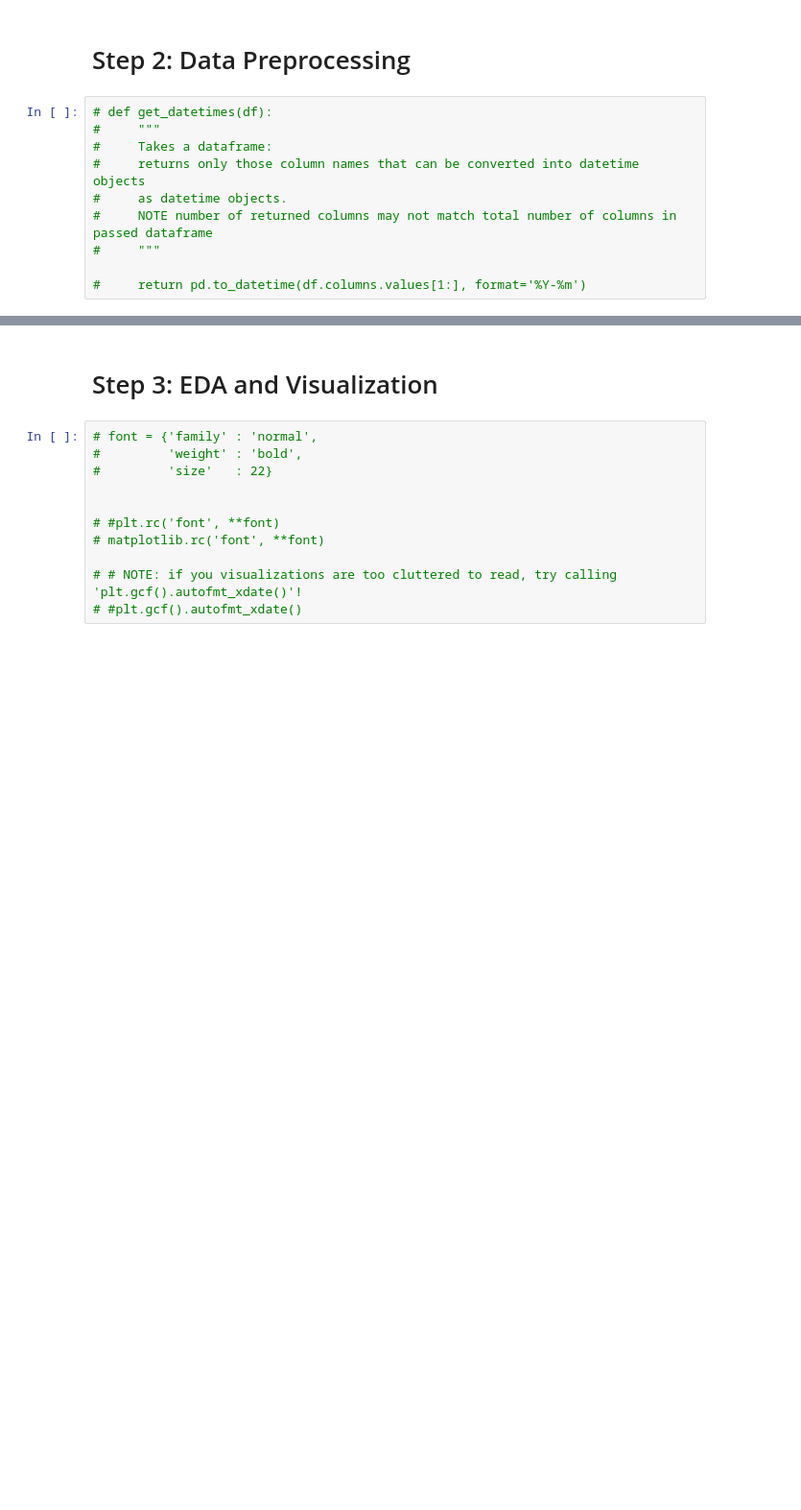
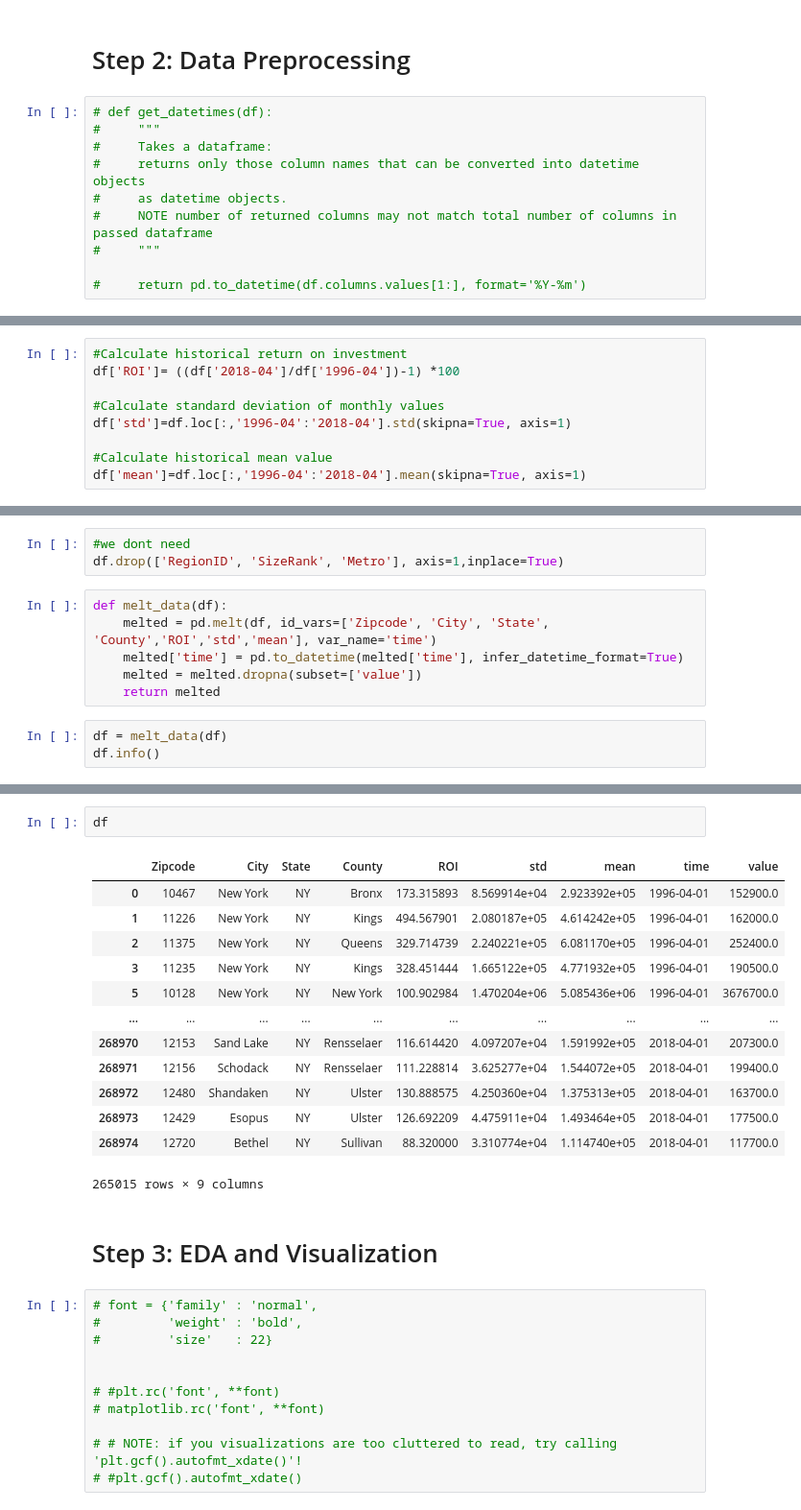
Before and after one commit to MellissaValle/Zillow_Real_Estate_Time_Series_analysis, a Jupyter notebook: Mellissa/ZillowMellissa.ipynb, the cells around one changed output, grey strips where cells are left out. Shown at 96% size. Saved outputs shown, nothing was run; the diff lists cells and outputs as text; blank space fills up the shorter version.

Commit message:
Monday DataFrame Clean

```diff
--- a/Mellissa/ZillowMellissa.ipynb
+++ b/Mellissa/ZillowMellissa.ipynb
@@ -137,0 +131,9 @@ Name: Metro, Length: 1015, dtype: object
+# %%
+#Calculate historical return on investment
+df['ROI']= ((df['2018-04']/df['1996-04'])-1) *100
+
+#Calculate standard deviation of monthly values
+df['std']=df.loc[:,'1996-04':'2018-04'].std(skipna=True, axis=1)
+
+#Calculate historical mean value
+df['mean']=df.loc[:,'1996-04':'2018-04'].mean(skipna=True, axis=1)
@@ -137,0 +165,12 @@ Name: Metro, Length: 1015, dtype: object
+# %%
+#we dont need
+df.drop(['RegionID', 'SizeRank', 'Metro'], axis=1,inplace=True)
+# %%
+def melt_data(df):
+    melted = pd.melt(df, id_vars=['Zipcode', 'City', 'State', 'County','ROI','std','mean'], var_name='time')
+    melted['time'] = pd.to_datetime(melted['time'], infer_datetime_format=True)
+    melted = melted.dropna(subset=['value'])
+    return melted
+# %%
+df = melt_data(df)
+df.info()
@@ -138,3 +194,19 @@ Name: Metro, Length: 1015, dtype: object
+# %%
+df
+# %% [output]
+|  | Zipcode | City | State | County | ROI | std | mean | time | value |
+| 0 | 10467 | New York | NY | Bronx | 173.315893 | 8.569914e+04 | 2.923392e+05 | 1996-04-01 | 152900.0 |
+| 1 | 11226 | New York | NY | Kings | 494.567901 | 2.080187e+05 | 4.614242e+05 | 1996-04-01 | 162000.0 |
+| 2 | 11375 | New York | NY | Queens | 329.714739 | 2.240221e+05 | 6.081170e+05 | 1996-04-01 | 252400.0 |
+| 3 | 11235 | New York | NY | Kings | 328.451444 | 1.665122e+05 | 4.771932e+05 | 1996-04-01 | 190500.0 |
+| 5 | 10128 | New York | NY | New York | 100.902984 | 1.470204e+06 | 5.085436e+06 | 1996-04-01 | 3676700.0 |
+| ... | ... | ... | ... | ... | ... | ... | ... | ... | ... |
+| 268970 | 12153 | Sand Lake | NY | Rensselaer | 116.614420 | 4.097207e+04 | 1.591992e+05 | 2018-04-01 | 207300.0 |
+| 268971 | 12156 | Schodack | NY | Rensselaer | 111.228814 | 3.625277e+04 | 1.544072e+05 | 2018-04-01 | 199400.0 |
+| 268972 | 12480 | Shandaken | NY | Ulster | 130.888575 | 4.250360e+04 | 1.375313e+05 | 2018-04-01 | 163700.0 |
+| 268973 | 12429 | Esopus | NY | Ulster | 126.692209 | 4.475911e+04 | 1.493464e+05 | 2018-04-01 | 177500.0 |
+| 268974 | 12720 | Bethel | NY | Sullivan | 88.320000 | 3.310774e+04 | 1.114740e+05 | 2018-04-01 | 117700.0 |
+265015 rows × 9 columns
 # %% [markdown]
 # Step 3: EDA and Visualization
 # %%
```
Also changed, not shown: parts of 22 cells of this notebook, 2 other files.
